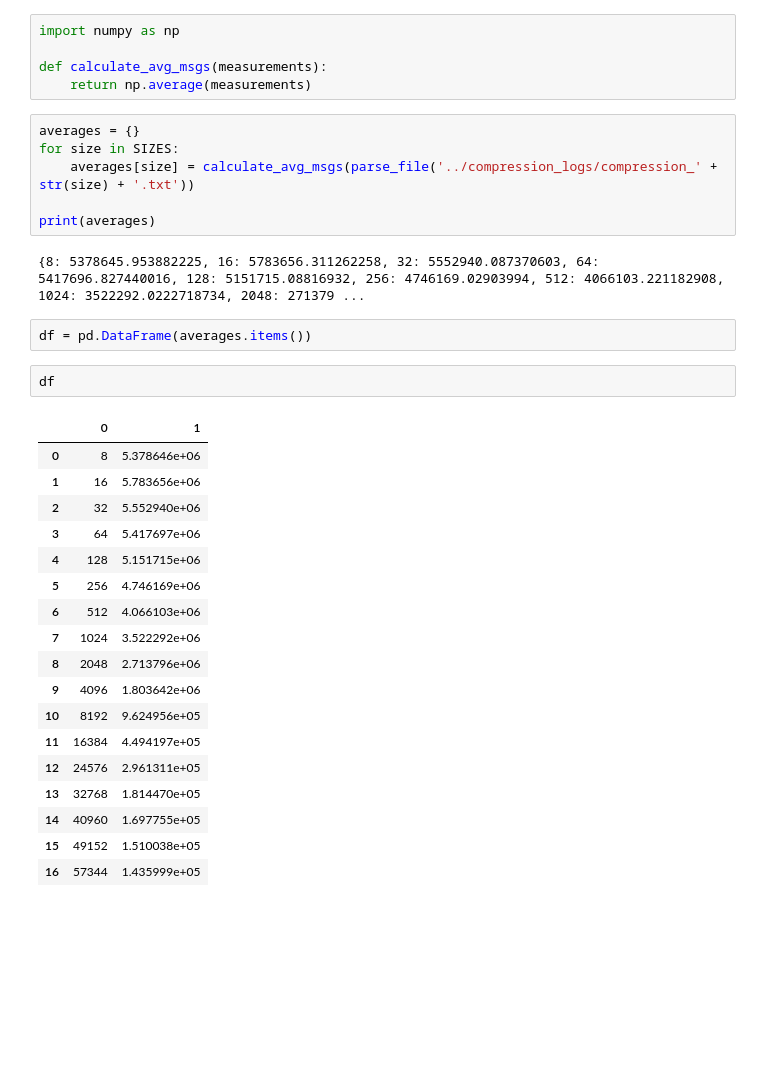
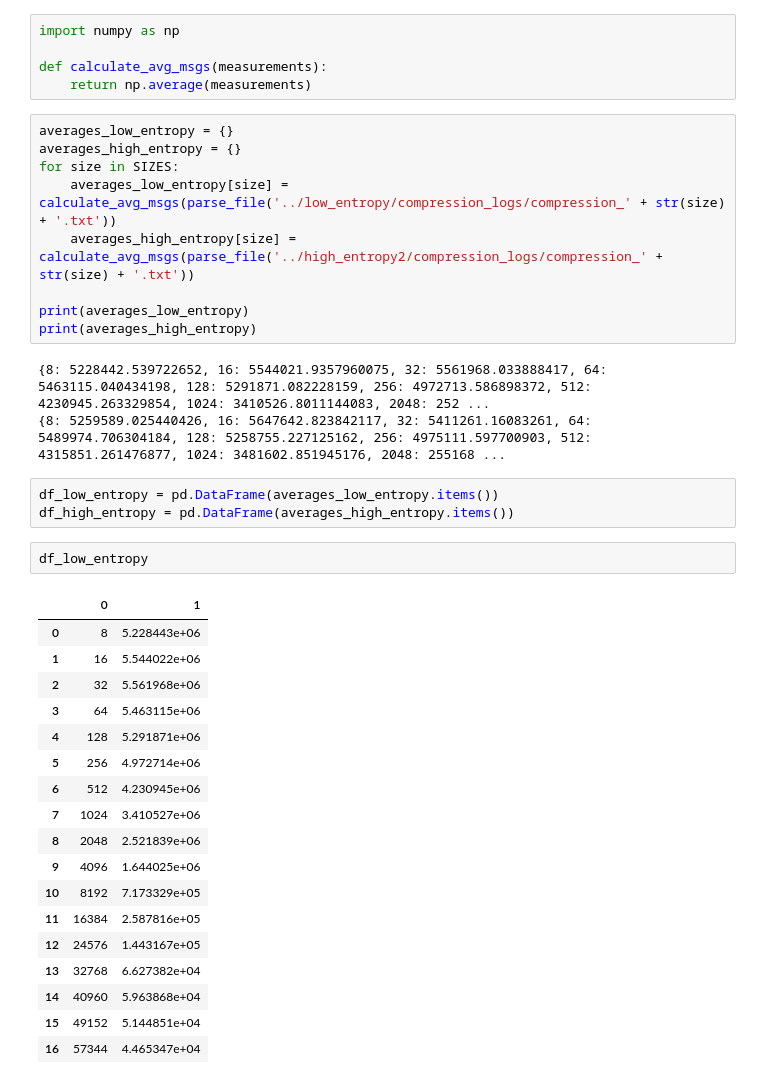
Before and after one commit to DariusIMP/zenoh-compression-analysis, a Jupyter notebook: notebooks/Messages.ipynb, the cells around one changed output. Drawn from its saved outputs; the diff is of its cells as text; blank space fills up the shorter version.

```diff
--- a/notebooks/Messages.ipynb
+++ b/notebooks/Messages.ipynb
@@ -63,33 +69,38 @@ import numpy as np
 def calculate_avg_msgs(measurements):
     return np.average(measurements)
 # %%
-averages = {}
+averages_low_entropy = {}
+averages_high_entropy = {}
 for size in SIZES:
-    averages[size] = calculate_avg_msgs(parse_file('../compression_logs/compression_' + str(size) + '.txt'))
+    averages_low_entropy[size] = calculate_avg_msgs(parse_file('../low_entropy/compression_logs/compression_' + str(size) + '.txt'))
+    averages_high_entropy[size] = calculate_avg_msgs(parse_file('../high_entropy2/compression_logs/compression_' + str(size) + '.txt'))
 
-print(averages)
+print(averages_low_entropy)
+print(averages_high_entropy)
 # %% [output]
-{8: 5378645.953882225, 16: 5783656.311262258, 32: 5552940.087370603, 64: 5417696.827440016, 128: 5151715.08816932, 256: 4746169.02903994, 512: 4066103.221182908, 1024: 3522292.0222718734, 2048: 271379 ...
+{8: 5228442.539722652, 16: 5544021.9357960075, 32: 5561968.033888417, 64: 5463115.040434198, 128: 5291871.082228159, 256: 4972713.586898372, 512: 4230945.263329854, 1024: 3410526.8011144083, 2048: 252 ...
+{8: 5259589.025440426, 16: 5647642.823842117, 32: 5411261.16083261, 64: 5489974.706304184, 128: 5258755.227125162, 256: 4975111.597700903, 512: 4315851.261476877, 1024: 3481602.851945176, 2048: 255168 ...
 # %%
-df = pd.DataFrame(averages.items())
+df_low_entropy = pd.DataFrame(averages_low_entropy.items())
+df_high_entropy = pd.DataFrame(averages_high_entropy.items())
 # %%
-df
+df_low_entropy
 # %% [output]
 |  | 0 | 1 |
-| 0 | 8 | 5.378646e+06 |
-| 1 | 16 | 5.783656e+06 |
-| 2 | 32 | 5.552940e+06 |
-| 3 | 64 | 5.417697e+06 |
-| 4 | 128 | 5.151715e+06 |
-| 5 | 256 | 4.746169e+06 |
-| 6 | 512 | 4.066103e+06 |
-| 7 | 1024 | 3.522292e+06 |
-| 8 | 2048 | 2.713796e+06 |
-| 9 | 4096 | 1.803642e+06 |
-| 10 | 8192 | 9.624956e+05 |
-| 11 | 16384 | 4.494197e+05 |
-| 12 | 24576 | 2.961311e+05 |
-| 13 | 32768 | 1.814470e+05 |
-| 14 | 40960 | 1.697755e+05 |
-| 15 | 49152 | 1.510038e+05 |
-| 16 | 57344 | 1.435999e+05 |
+| 0 | 8 | 5.228443e+06 |
+| 1 | 16 | 5.544022e+06 |
+| 2 | 32 | 5.561968e+06 |
+| 3 | 64 | 5.463115e+06 |
+| 4 | 128 | 5.291871e+06 |
+| 5 | 256 | 4.972714e+06 |
+| 6 | 512 | 4.230945e+06 |
+| 7 | 1024 | 3.410527e+06 |
+| 8 | 2048 | 2.521839e+06 |
+| 9 | 4096 | 1.644025e+06 |
+| 10 | 8192 | 7.173329e+05 |
+| 11 | 16384 | 2.587816e+05 |
+| 12 | 24576 | 1.443167e+05 |
+| 13 | 32768 | 6.627382e+04 |
+| 14 | 40960 | 5.963868e+04 |
+| 15 | 49152 | 5.144851e+04 |
+| 16 | 57344 | 4.465347e+04 |
```
Also changed, not shown: parts of 7 cells of this notebook, 1 other file.
